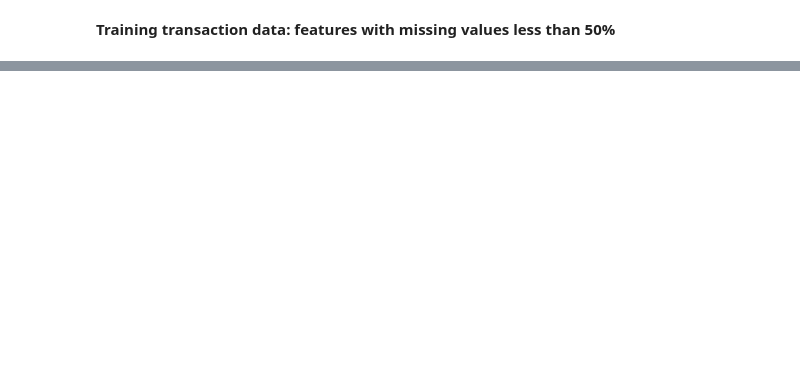
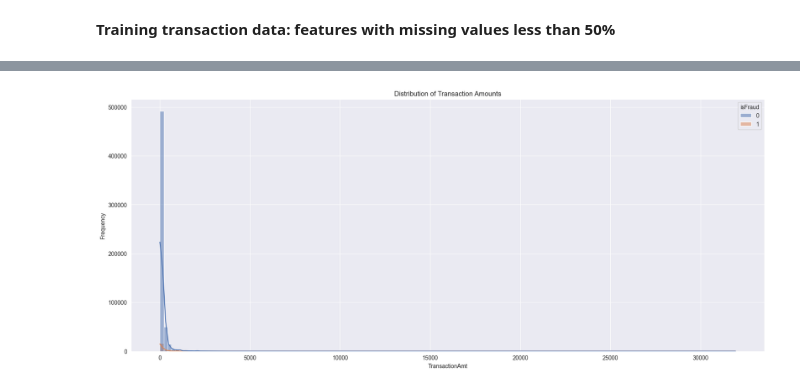
Before and after one commit to LakeeshaRCL/msc-ds-ai-research-implementations, a Jupyter notebook: eda.ipynb, the cells around one changed output, grey strips where cells are left out. Drawn from its saved outputs; the diff is of its cells as text; code cells hidden in the pictures; blank space fills up the shorter version.

```diff
--- a/eda.ipynb
+++ b/eda.ipynb
@@ -41,6 +41,43 @@ def show_bar_plot(data: pd.DataFrame, x_label: str, y_label:str, title, hue, fig
     plt.title(title)
     sns.barplot(data=data, x=x_label, y=y_label, hue=hue, palette=color_palette)
     plt.show()
+
+def show_histogram(
+    data: pd.DataFrame,
+    column: str,
+    title: str = "",
+    bins: int = 20,
+    hue: str = None,
+    figure_size=(12, 6),
+    color_palette="pastel"
+):
+    plt.figure(figsize=figure_size)
+    plt.title(title)
+    sns.histplot(
+        data=data,
+        x=column,
+        hue=hue,
+        bins=bins,
+        palette=color_palette,
+        kde=True
+    )
+    plt.xlabel(column)
+    plt.ylabel("Frequency")
+    plt.show()
+
+
+
+def show_boxplot(data, column, title="", figure_size=(8, 5), color="skyblue", horizontal=False):
+
+    plt.figure(figsize=figure_size)
+    plt.title(title)
+    if horizontal:
+        sns.boxplot(x=data[column], color=color)
+        plt.xlabel(column)
+    else:
+        sns.boxplot(y=data[column], color=color)
+        plt.ylabel(column)
+    plt.show()
 # %% [markdown]
 ## 1. Load Datasets
 # %%
@@ -225,0 +306,4 @@ TODO: Do the same for the test datasets
+# %%
+show_histogram(train_transaction, "TransactionAmt", "Distribution of Transaction Amounts", bins=150, hue="isFraud", color_palette="deep", figure_size=(20, 8))
+# %% [output]
+[figure, added]
```
Also changed, not shown: parts of 22 cells of this notebook.
